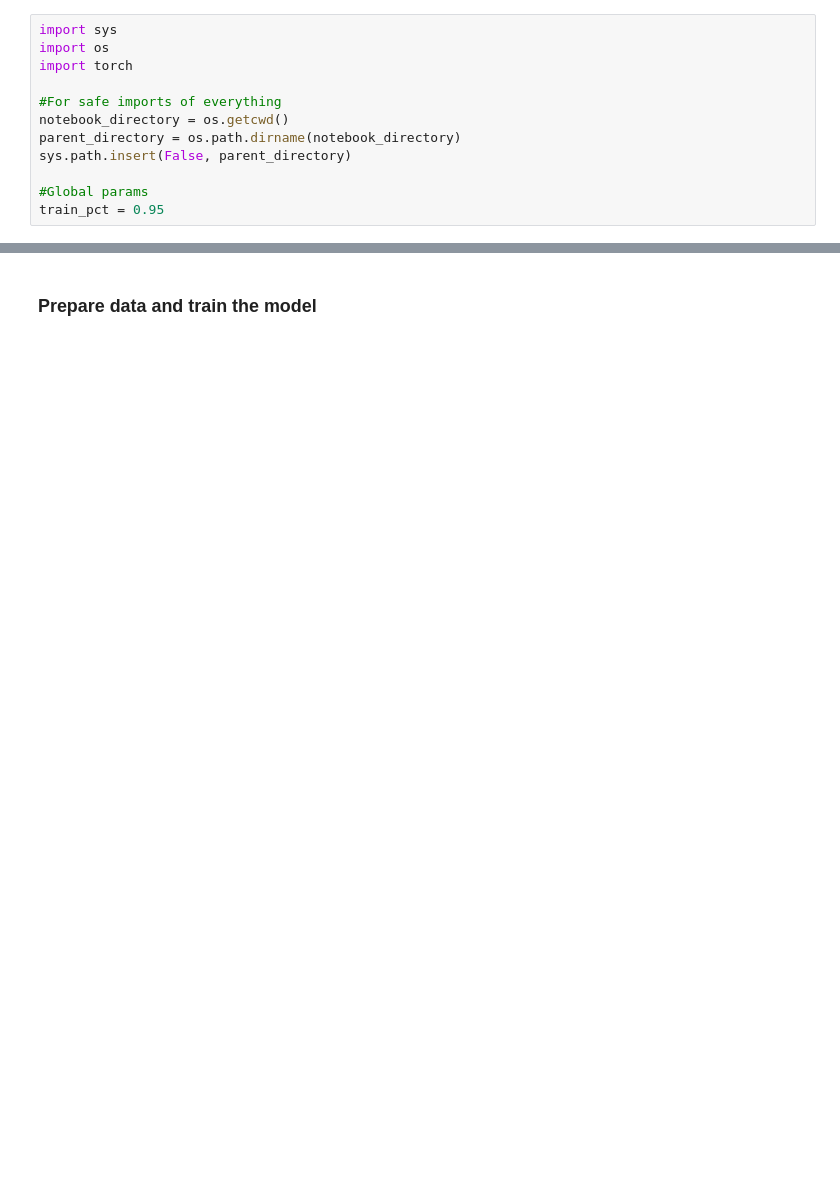
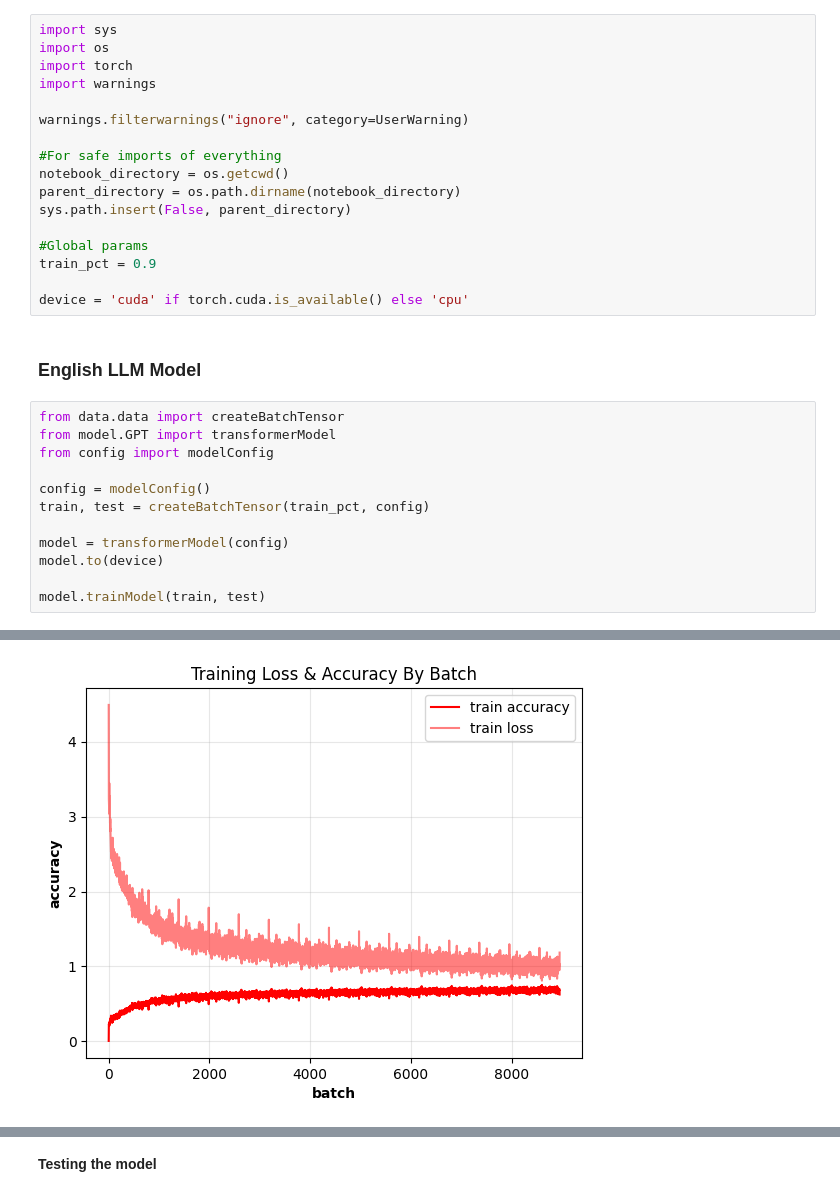
Before and after one commit to EnronMusk/MorseLLM, a Jupyter notebook: notebook/GPT.ipynb, the cells around one changed output, grey strips where cells are left out. Saved outputs shown, nothing was run; the diff lists cells and outputs as text; blank space fills up the shorter version.

```diff
--- a/notebook/GPT.ipynb
+++ b/notebook/GPT.ipynb
@@ -2,6 +2,9 @@
 import sys
 import os
 import torch
+import warnings
+
+warnings.filterwarnings("ignore", category=UserWarning)
 
 #For safe imports of everything
 notebook_directory = os.getcwd()
@@ -9,4 +12,21 @@ parent_directory = os.path.dirname(notebook_directory)
 sys.path.insert(False, parent_directory)
 
 #Global params
-train_pct = 0.95
+train_pct = 0.9
+
+device = 'cuda' if torch.cuda.is_available() else 'cpu'
+# %% [markdown]
+### **English LLM Model** ###
+# %%
+from data.data import createBatchTensor
+from model.GPT import transformerModel
+from config import modelConfig
+
+config = modelConfig()
+train, test = createBatchTensor(train_pct, config)
+
+model = transformerModel(config)
+model.to(device)
+
+model.trainModel(train, test)
+# %% [output]
@@ -12,0 +49 @@ train_pct = 0.95
+[figure, added]
@@ -13,2 +52,2 @@ train_pct = 0.95
 # %% [markdown]
-### **Prepare data and train the model** ###
+**Testing the model**
```
Also changed, not shown: parts of 19 cells of this notebook.
